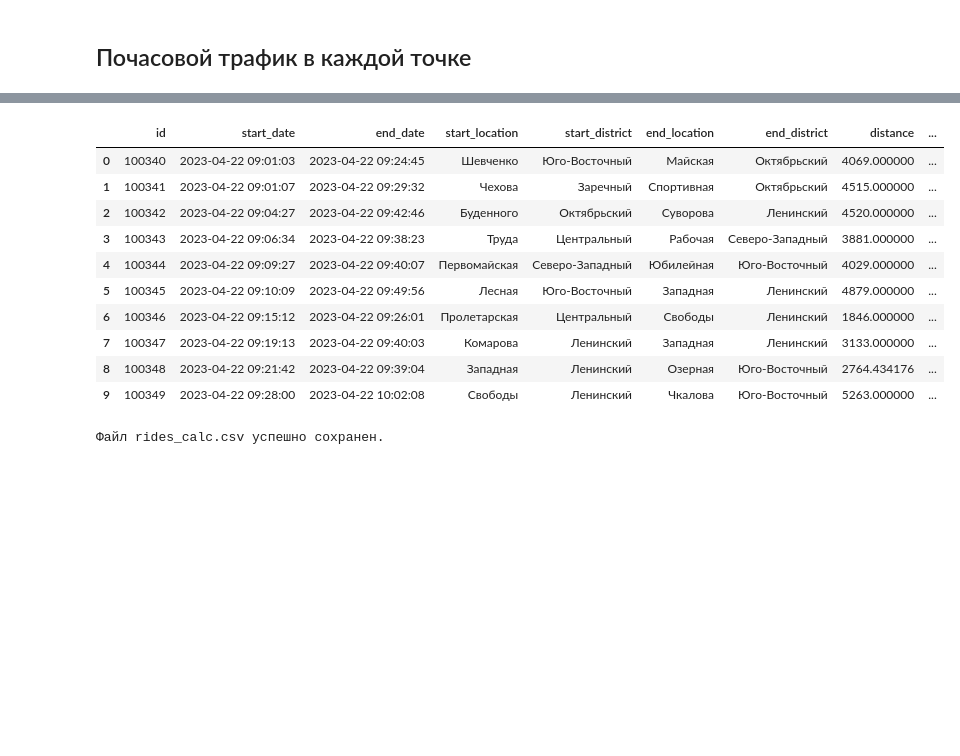
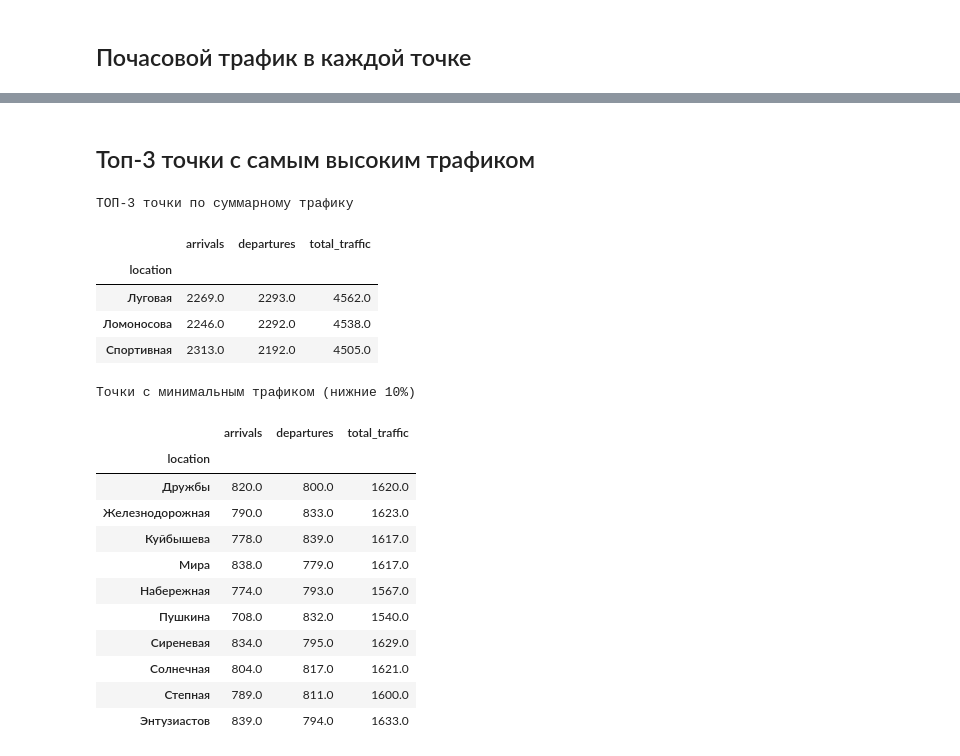
Before and after one commit to Teddy-Ro/scooter-demand-regression, a Jupyter notebook: calculations_and_research.ipynb, the cells around one changed output, grey strips where cells are left out. Drawn from its saved outputs; the diff is of its cells as text; code cells hidden in the pictures; blank space fills up the shorter version.

```diff
--- a/calculations_and_research.ipynb
+++ b/calculations_and_research.ipynb
@@ -209,25 +352,41 @@ plt.show()
+# %% [markdown]
+## Топ-3 точки с самым высоким трафиком
 # %%
-# создаем колонку с часом
+# Суммарный трафик по точкам за весь период
+location_traffic = traffic.groupby('location')[['arrivals', 'departures']].sum()
+location_traffic['total_traffic'] = location_traffic['arrivals'] + location_traffic['departures']
 
-rides_hours = df_rides.copy()
-rides_hours['start_hour'] = rides_hours['start_date'].dt.floor('h')
-rides_hours['end_hour'] = rides_hours['end_date'].dt.floor('h')
+# Топ-3 по суммарному трафику
+top_3_locations = location_traffic.sort_values('total_traffic', ascending=False).head(3)
 
-rides_hours.head(10)
+print("ТОП-3 точки по суммарному трафику")
+display(top_3_locations)
+
+
+# Точки с минимальным трафиком (возможные кандидаты на закрытие)
+# Рассчитываем нижние 10% точек по трафику
+low_traffic_threshold = location_traffic['total_traffic'].quantile(0.1)
+low_traffic_locations = location_traffic[location_traffic['total_traffic'] <= low_traffic_threshold]
+
+print("Точки с минимальным трафиком (нижние 10%)")
+display(low_traffic_locations)
 # %% [output]
+ТОП-3 точки по суммарному трафику
-|  | id | start_date | end_date | start_location | start_district | end_location | end_district | distance | ... |
-| 0 | 100340 | 2023-04-22 09:01:03 | 2023-04-22 09:24:45 | Шевченко | Юго-Восточный | Майская | Октябрьский | 4069.000000 | ... |
-| 1 | 100341 | 2023-04-22 09:01:07 | 2023-04-22 09:29:32 | Чехова | Заречный | Спортивная | Октябрьский | 4515.000000 | ... |
-| 2 | 100342 | 2023-04-22 09:04:27 | 2023-04-22 09:42:46 | Буденного | Октябрьский | Суворова | Ленинский | 4520.000000 | ... |
-| 3 | 100343 | 2023-04-22 09:06:34 | 2023-04-22 09:38:23 | Труда | Центральный | Рабочая | Северо-Западный | 3881.000000 | ... |
-| 4 | 100344 | 2023-04-22 09:09:27 | 2023-04-22 09:40:07 | Первомайская | Северо-Западный | Юбилейная | Юго-Восточный | 4029.000000 | ... |
-| 5 | 100345 | 2023-04-22 09:10:09 | 2023-04-22 09:49:56 | Лесная | Юго-Восточный | Западная | Ленинский | 4879.000000 | ... |
-| 6 | 100346 | 2023-04-22 09:15:12 | 2023-04-22 09:26:01 | Пролетарская | Центральный | Свободы | Ленинский | 1846.000000 | ... |
-| 7 | 100347 | 2023-04-22 09:19:13 | 2023-04-22 09:40:03 | Комарова | Ленинский | Западная | Ленинский | 3133.000000 | ... |
-| 8 | 100348 | 2023-04-22 09:21:42 | 2023-04-22 09:39:04 | Западная | Ленинский | Озерная | Юго-Восточный | 2764.434176 | ... |
-| 9 | 100349 | 2023-04-22 09:28:00 | 2023-04-22 10:02:08 | Свободы | Ленинский | Чкалова | Юго-Восточный | 5263.000000 | ... |
+|  | arrivals | departures | total_traffic |
+| location |  |  |  |
+| Луговая | 2269.0 | 2293.0 | 4562.0 |
+| Ломоносова | 2246.0 | 2292.0 | 4538.0 |
+| Спортивная | 2313.0 | 2192.0 | 4505.0 |
+Точки с минимальным трафиком (нижние 10%)
+|  | arrivals | departures | total_traffic |
+| location |  |  |  |
+| Дружбы | 820.0 | 800.0 | 1620.0 |
+| Железнодорожная | 790.0 | 833.0 | 1623.0 |
+| Куйбышева | 778.0 | 839.0 | 1617.0 |
+| Мира | 838.0 | 779.0 | 1617.0 |
+| Набережная | 774.0 | 793.0 | 1567.0 |
+| Пушкина | 708.0 | 832.0 | 1540.0 |
+| Сиреневая | 834.0 | 795.0 | 1629.0 |
+| Солнечная | 804.0 | 817.0 | 1621.0 |
+| Степная | 789.0 | 811.0 | 1600.0 |
+| Энтузиастов | 839.0 | 794.0 | 1633.0 |
-# %%
-df_rides.to_csv('data/rides_calc.csv', index=False, date_format='%Y-%m-%d %H:%M:%S')
-print("Файл rides_calc.csv успешно сохранен.")
-# %% [output]
-Файл rides_calc.csv успешно сохранен.
```
Also changed, not shown: parts of 19 cells of this notebook, 1 other file.
